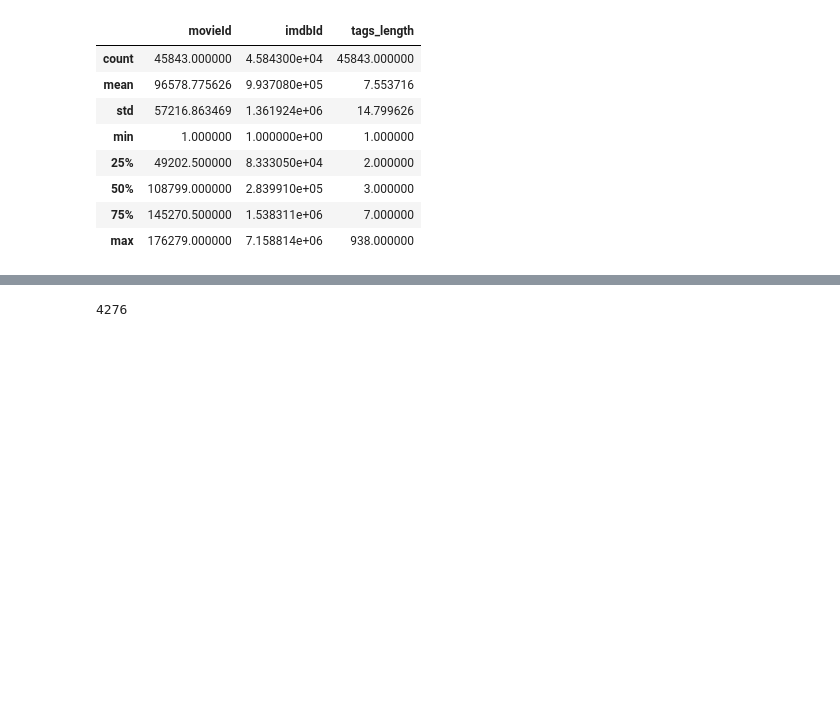
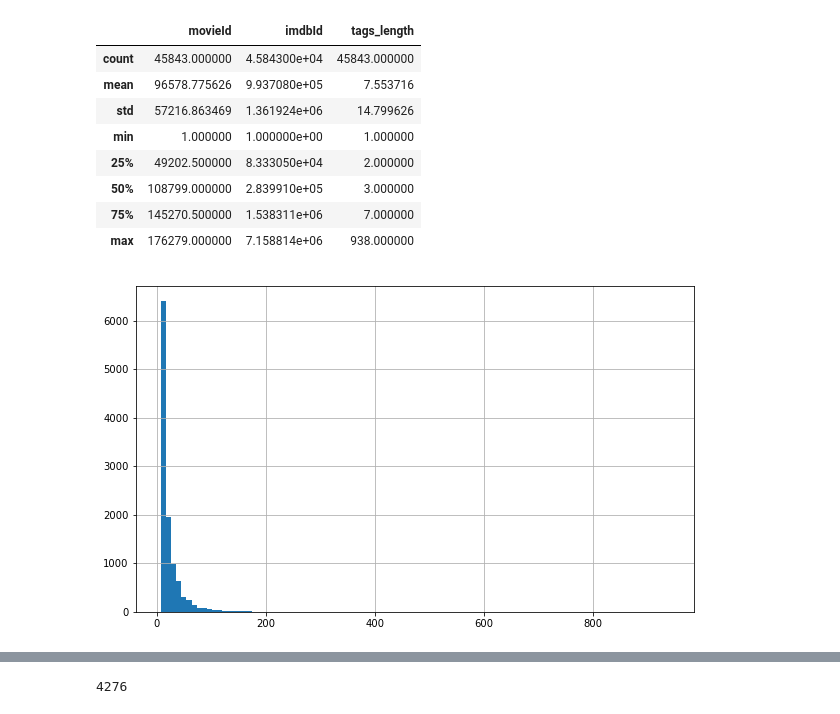
Before and after one commit to nikasso/movie2vec, a Jupyter notebook: eda/preprocessing2.ipynb, the cells around one changed output, grey strips where cells are left out. Drawn from its saved outputs; the diff is of its cells as text; code cells hidden in the pictures; blank space fills up the shorter version.

```diff
--- a/eda/preprocessing2.ipynb
+++ b/eda/preprocessing2.ipynb
@@ -54,3 +54,9 @@ movie_df.describe()
 | 50% | 108799.000000 | 2.839910e+05 | 3.000000 |
 | 75% | 145270.500000 | 1.538311e+06 | 7.000000 |
 | max | 176279.000000 | 7.158814e+06 | 938.000000 |
+# %%
+import matplotlib.pyplot as plt
+movie_df.tags_length[movie_df.tags_length > 7].hist(bins=100,figsize=(10,6))
+plt.show()
+# %% [output]
+[figure, added]
```
Also changed, not shown: parts of 16 cells of this notebook, 3 other files.
